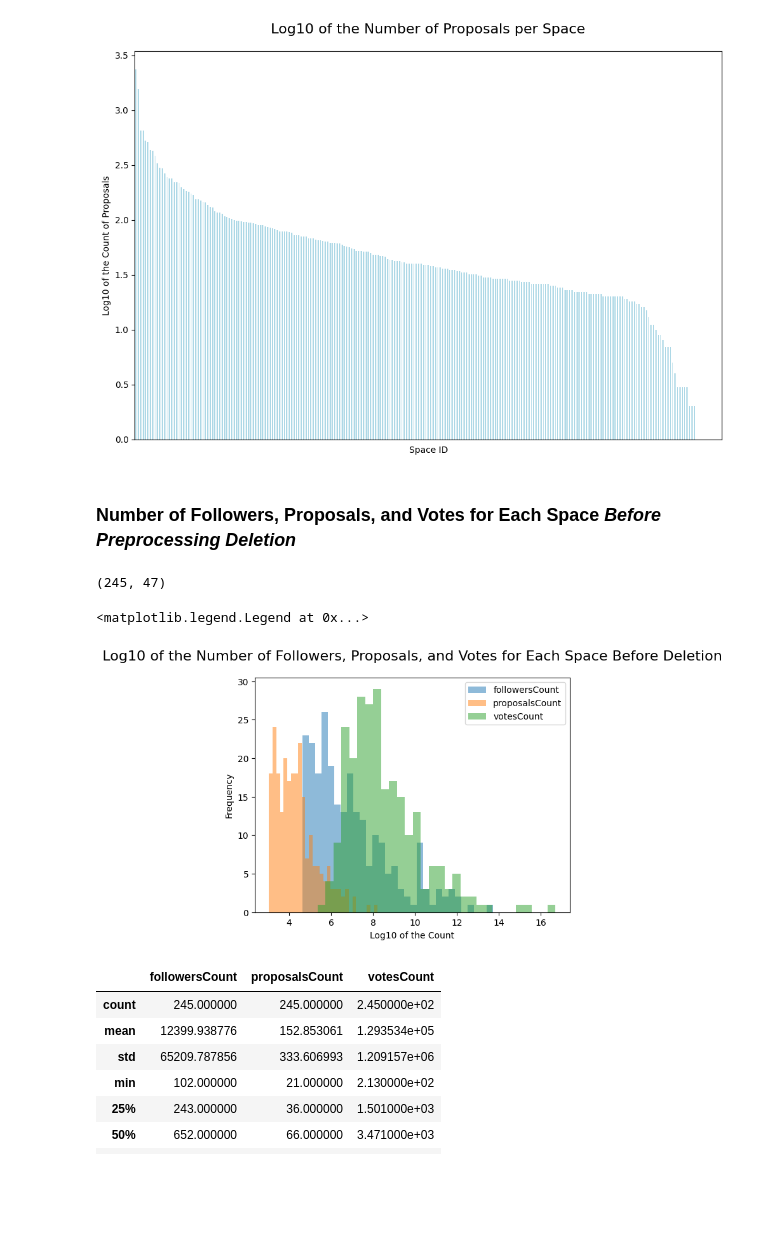
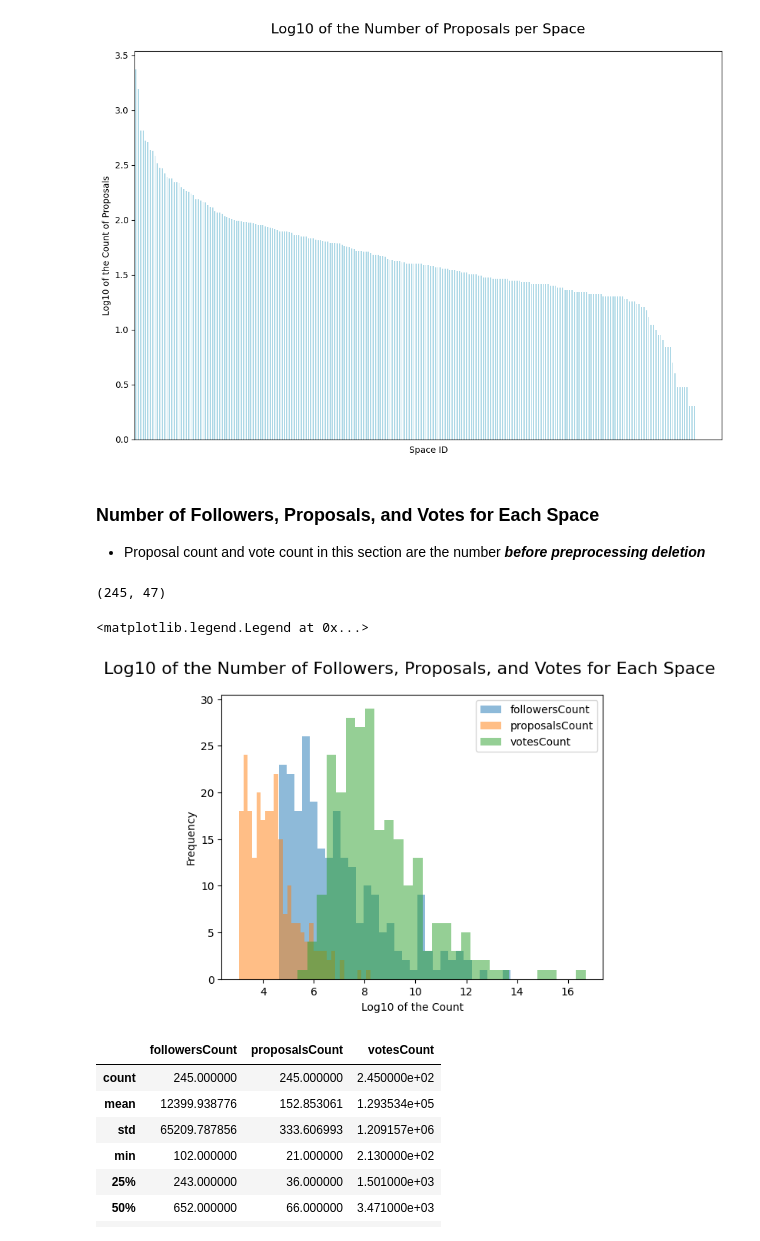
Before and after one commit to snu-digital-finance/dao-proposal, a Jupyter notebook: proposal_EDA.ipynb, the cells around one changed output. Saved outputs shown, nothing was run; the diff lists cells and outputs as text; code cells hidden in the pictures; blank space fills up the shorter version.

```diff
--- a/proposal_EDA.ipynb
+++ b/proposal_EDA.ipynb
@@ -250,24 +317,25 @@ plt.show()
 # %% [output]
 [figure]
 # %% [markdown]
-### Number of Followers, Proposals, and Votes for Each Space ***Before Preprocessing Deletion***
+### Number of Followers, Proposals, and Votes for Each Space
+- Proposal count and vote count in this section are the number ***before preprocessing deletion***
 # %%
 df_space = pd.read_excel('../spaces_cut.xlsx')
 df_space = df_space[df_space['id'].isin(space_counts.index)]
 print(df_space.shape)
 
 plt.hist(df_space['followersCount'].apply(np.log), label="followersCount", alpha=0.5, bins=30)
 plt.hist(df_space['proposalsCount'].apply(np.log), label="proposalsCount", alpha=0.5, bins=30)
 plt.hist(df_space['votesCount'].apply(np.log), label="votesCount", alpha=0.5, bins=30)
 plt.xlabel('Log10 of the Count')
 plt.ylabel('Frequency')
-plt.title('Log10 of the Number of Followers, Proposals, and Votes for Each Space Before Deletion',
+plt.title('Log10 of the Number of Followers, Proposals, and Votes for Each Space ',
           pad=20, fontsize=16)
 plt.legend()
 # %% [output]
 (245, 47)
 <matplotlib.legend.Legend at 0x...>
-[figure, old version]
+[figure, new version]
 # %%
 df_space[['followersCount', 'proposalsCount', 'votesCount']].describe()
 # %% [output]
```
Also changed, not shown: parts of 10 cells of this notebook.
